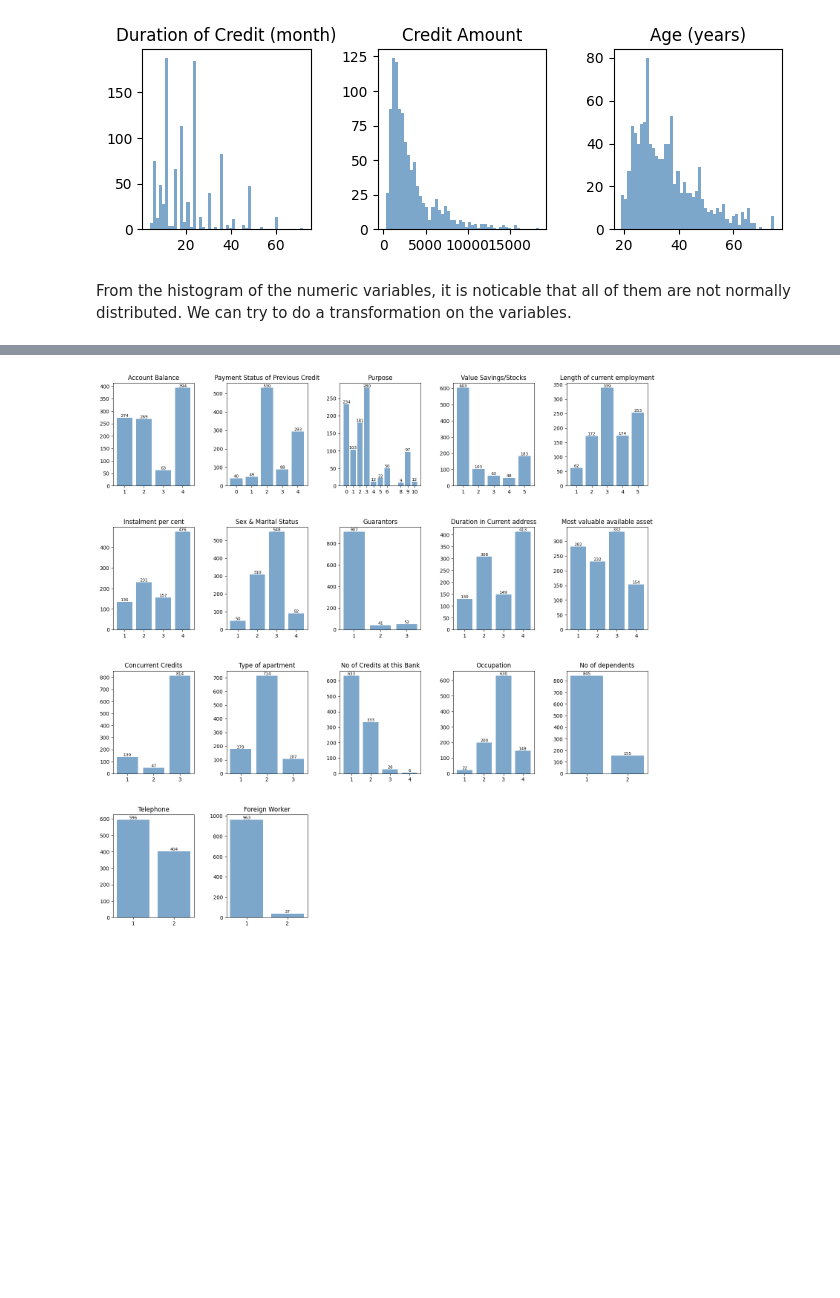
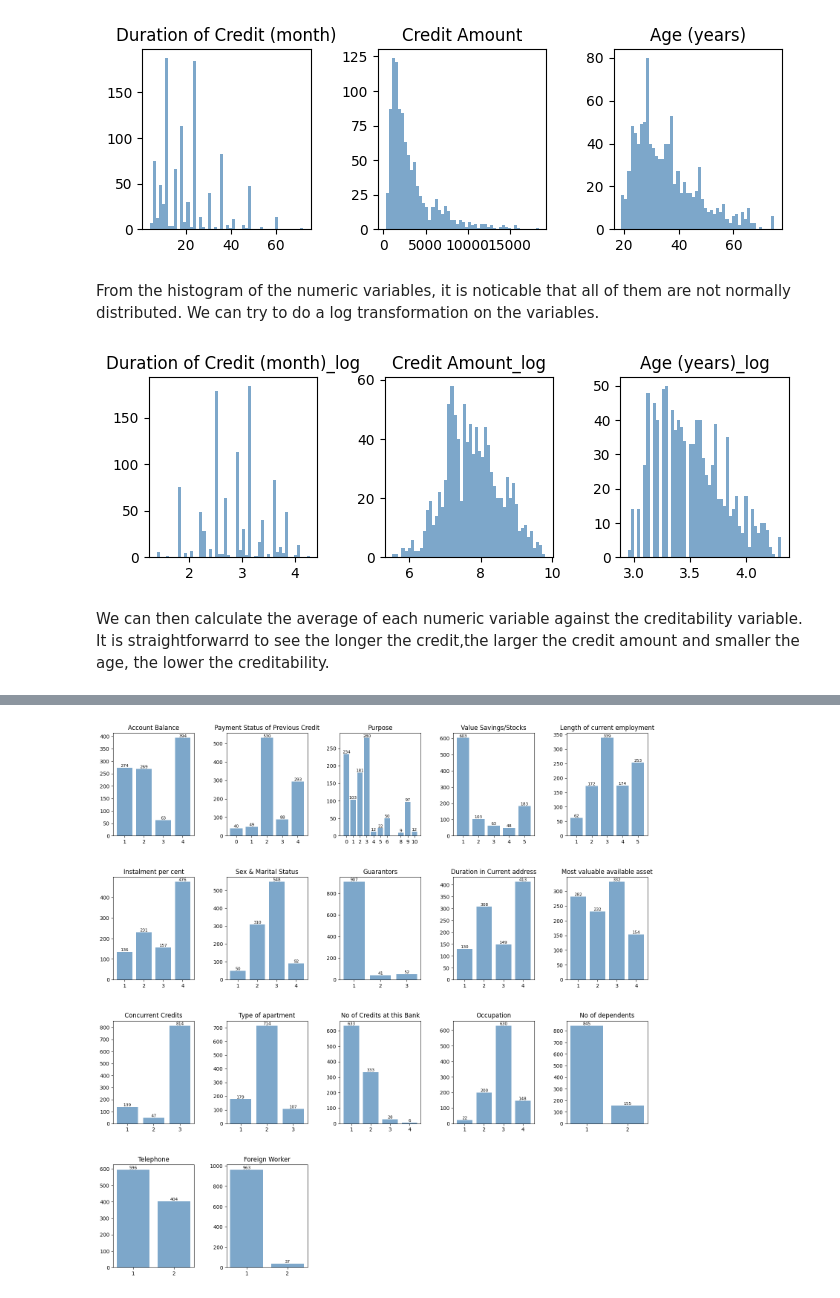
Before and after one commit to southnorthist/kaggle_analysis, a Jupyter notebook: Projects/creditability-classification/german_credit_classification.ipynb, the cells around one changed output, grey strips where cells are left out. Saved outputs shown, nothing was run; the diff lists cells and outputs as text; code cells hidden in the pictures; blank space fills up the shorter version.

```diff
--- a/Projects/creditability-classification/german_credit_classification.ipynb
+++ b/Projects/creditability-classification/german_credit_classification.ipynb
@@ -156,8 +244,14 @@ prep.plot_all_dist(german_credit_ds, (8, 2), variables['numeric'], 1, 3)
 # %% [output]
 [figure]
 # %% [markdown]
-From the histogram of the numeric variables, it is noticable that all of them are not normally distributed. We can try to do a transformation on the variables.
+From the histogram of the numeric variables, it is noticable that all of them are not normally distributed. We can try to do a log transformation on the variables.
 # %%
 log_trans_df = german_credit_ds[variables['numeric']].astype(float).apply(lambda x: np.log(x + 0.0), axis = 1, result_type = 'broadcast')
 log_trans_df.rename(columns={'Duration of Credit (month)':'Duration of Credit (month)_log',
 'Credit Amount': 'Credit Amount_log', 'Age (years)': 'Age (years)_log'}, inplace=True)
+# plot the newly generated data
+prep.plot_all_dist(log_trans_df, (8, 2), ['Duration of Credit (month)_log', 'Credit Amount_log', 'Age (years)_log'], 1, 3)
+# %% [output]
+[figure, added]
+# %% [markdown]
+We can then calculate the average of each numeric variable against the creditability variable. It is straightforwarrd to see the longer the credit,the larger the credit amount and smaller the age, the lower the creditability.
```
Also changed, not shown: parts of 26 cells of this notebook, 6 other files.
